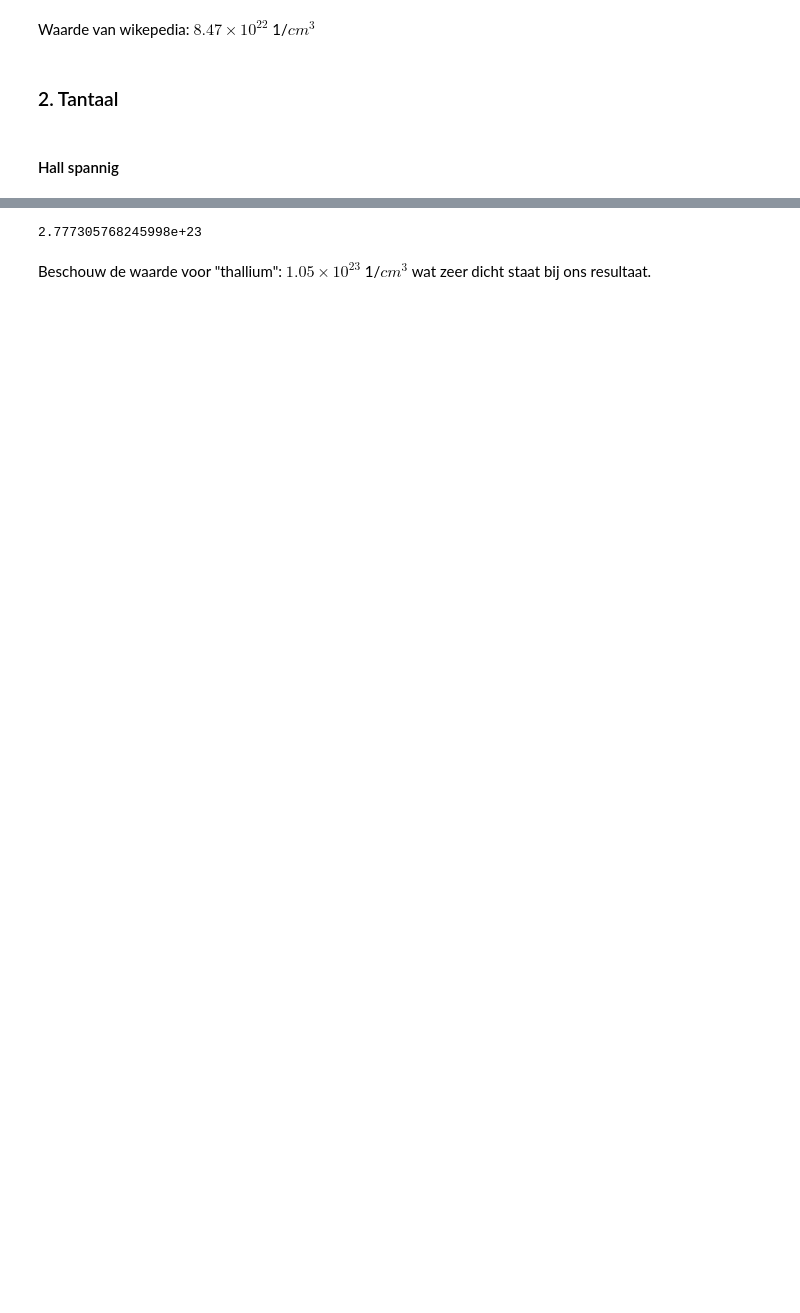
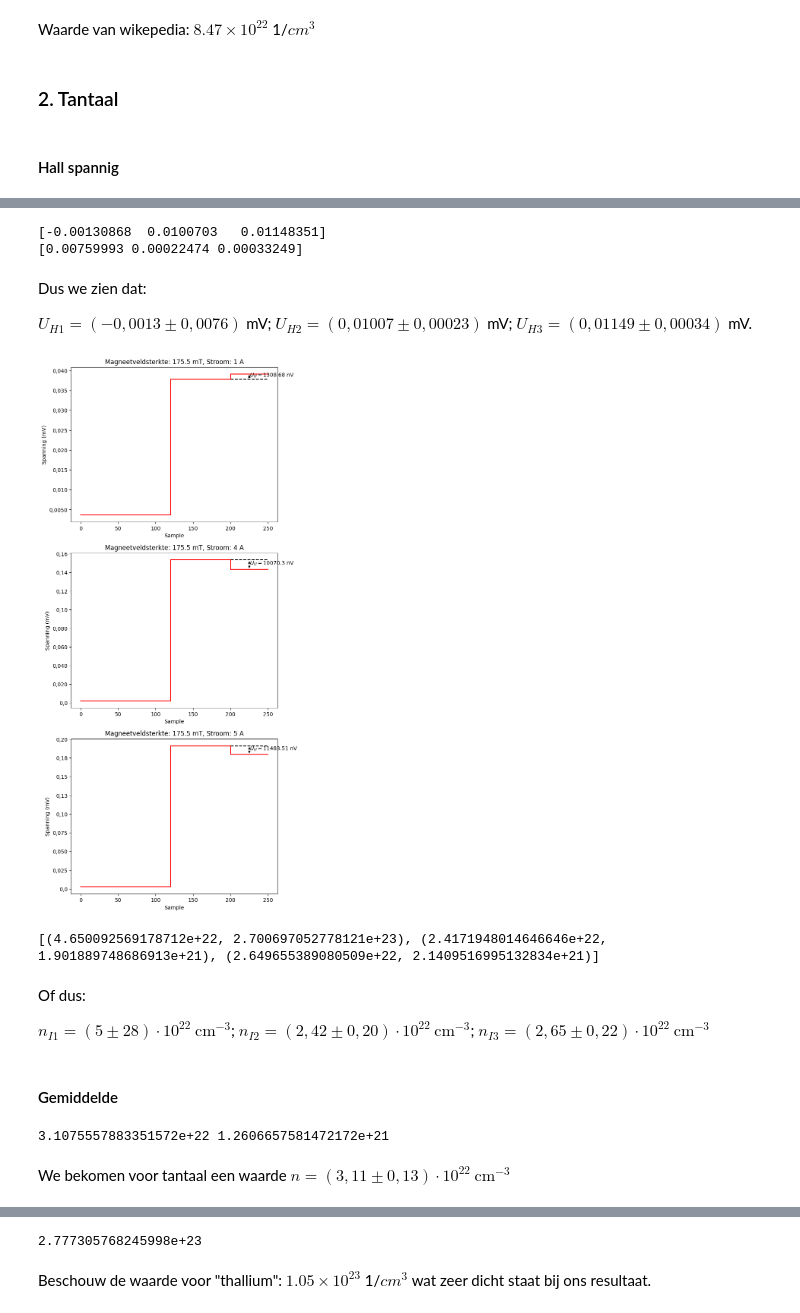
Before and after one commit to rashurko/HallEffect, a Jupyter notebook: vincent_belpaire_analysisfile.ipynb, the cells around one changed output, grey strips where cells are left out. Drawn from its saved outputs; the diff is of its cells as text; code cells hidden in the pictures; blank space fills up the shorter version.

Commit message:
Berekeningen tantaal

```diff
--- a/vincent_belpaire_analysisfile.ipynb
+++ b/vincent_belpaire_analysisfile.ipynb
@@ -504,3 +713,43 @@ for i in range(3):
+# %%
+print(U_H)
+print(U_H_STD)
+# %% [output]
+[-0.00130868  0.0100703   0.01148351]
+[0.00759993 0.00022474 0.00033249]
+# %% [markdown]
+Dus we zien dat:
+
+$U_{H1} = (-0,0013 \pm 0,0076)$ mV; $U_{H2} = (0,01007 \pm 0,00023)$ mV; $U_{H3} = (0,01149 \pm 0,00034)$ mV.
+# %%
+fig, ax = plt.subplots(nrows=3,ncols=1,figsize=(7,18))
+
+for i in range(3):
+    plot_hall_mean(ax[i], U_1[i], U_2[i], U_3[i], [0,120], [120, 200], [200, 250], B, I[i])
+# %% [output]
+[figure, added]
+# %%
+n3_T = []
+
+for i in range(3):
+    n3_T.append(get_n_with_std([I[i], 0.01], [B*(10**-3), 0.05*(10**-3)], [U_H[i]*(10**-3), U_H_STD[i]*(10**-3)], [b*(10**-2), 0.1*(10**-2)], [h*(10**-3), 0.005*(10**-3)], [l2*(10**-2), 0.1*(10**-2)], e))
+
+print(n3_T)
+# %% [output]
+[(4.650092569178712e+22, 2.700697052778121e+23), (2.4171948014646646e+22, 1.901889748686913e+21), (2.649655389080509e+22, 2.1409516995132834e+21)]
+# %% [markdown]
+Of dus:
+
+$n_{I1} = (5 \pm 28) \cdot 10^{22}~\mathrm{cm}^{-3}$; $n_{I2} = (2,42 \pm 0,20) \cdot 10^{22}~\mathrm{cm}^{-3}$; $n_{I3} = (2,65 \pm 0,22) \cdot 10^{22}~\mathrm{cm}^{-3}$
+# %% [markdown]
+#### Gemiddelde
+# %%
+mean_density_T ,mean_density_std = mean_density(n1_T, n2_T, n3_T)
+
+print(mean_density_T, mean_density_std)
+# %% [output]
+3.1075557883351572e+22 1.2606657581472172e+21
+# %% [markdown]
+We bekomen voor tantaal een waarde $n = (3,11 \pm 0,13) \cdot 10^{22}~\mathrm{cm}^{-3}$
 # %%
 # parameters voor tantaal opstelling:
 
```
Also changed, not shown: parts of 30 cells of this notebook.
